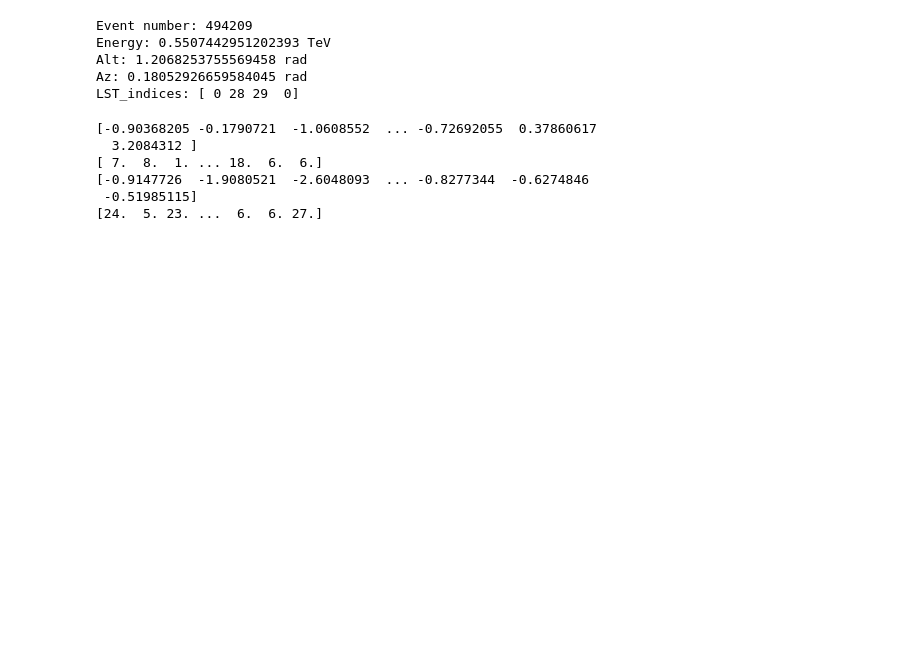
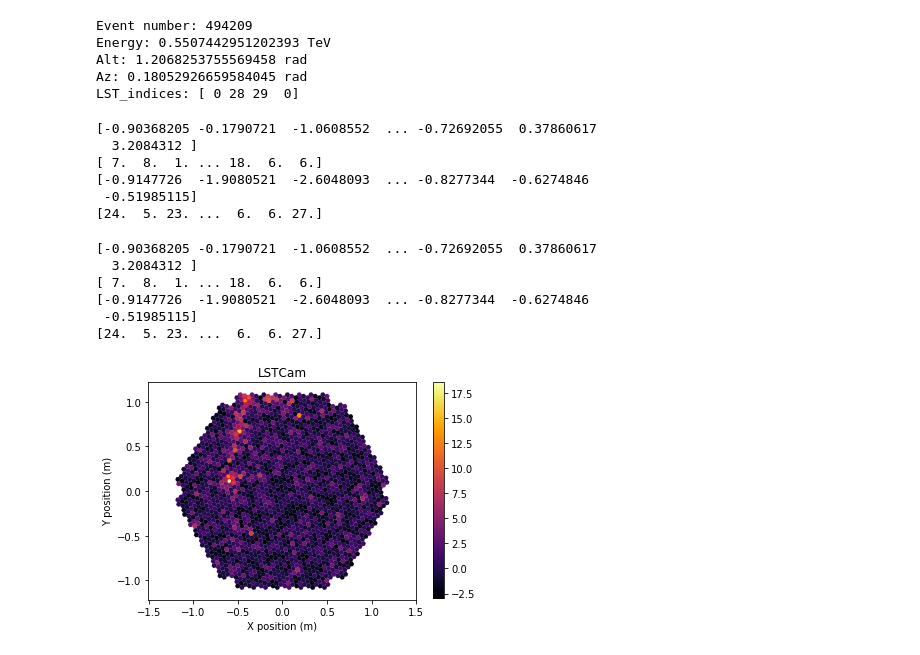
Before and after one commit to nicolamarinello/cta-lstchain, a Jupyter notebook: extraction_visualization.ipynb, the cells around one changed output. Cells and saved outputs as stored; diff of their text form; code cells hidden in the pictures; blank space fills up the shorter version.

Commit message:
LST camera visualization from h5

```diff
--- a/extraction_visualization.ipynb
+++ b/extraction_visualization.ipynb
@@ -120,3 +120,45 @@ for img_index in my_indices:
 [-0.9147726  -1.9080521  -2.6048093  ... -0.8277344  -0.6274846
  -0.51985115]
 [24.  5. 23. ...  6.  6. 27.]
+# %%
+from ctapipe.image import toymodel, hillas_parameters, tailcuts_clean
+from ctapipe.instrument import CameraGeometry
+from ctapipe.visualization import CameraDisplay
+from astropy import units as u
+
+# Load the camera
+geom = CameraGeometry.from_name("LSTCam")
+disp = CameraDisplay(geom)
+disp.add_colorbar()
+
+for img_index in my_indices:
+    if img_index > 0:
+        img_charge = LST_image_charge[img_index]
+        img_time = LST_image_peak_times[img_index]
+        print(img_charge)
+        print(img_time)
+
+        # Apply image cleaning
+        cleanmask = tailcuts_clean(
+            geom, img_charge, picture_thresh=10, boundary_thresh=5
+        )
+        clean = img_charge.copy()
+        clean[~cleanmask] = 0.0
+
+        # Calculate image parameters
+        #hillas = hillas_parameters(geom, clean)
+        #print(hillas)
+
+        # Show the camera image and overlay Hillas ellipse and clean pixels
+        disp.image = img_charge
+        disp.cmap = 'inferno'
+        disp.highlight_pixels(cleanmask, color='crimson')
+        #disp.overlay_moments(hillas, color='cyan', linewidth=1)
+# %% [output]
+[-0.90368205 -0.1790721  -1.0608552  ... -0.72692055  0.37860617
+  3.2084312 ]
+[ 7.  8.  1. ... 18.  6.  6.]
+[-0.9147726  -1.9080521  -2.6048093  ... -0.8277344  -0.6274846
+ -0.51985115]
+[24.  5. 23. ...  6.  6. 27.]
+[figure, added]
```
